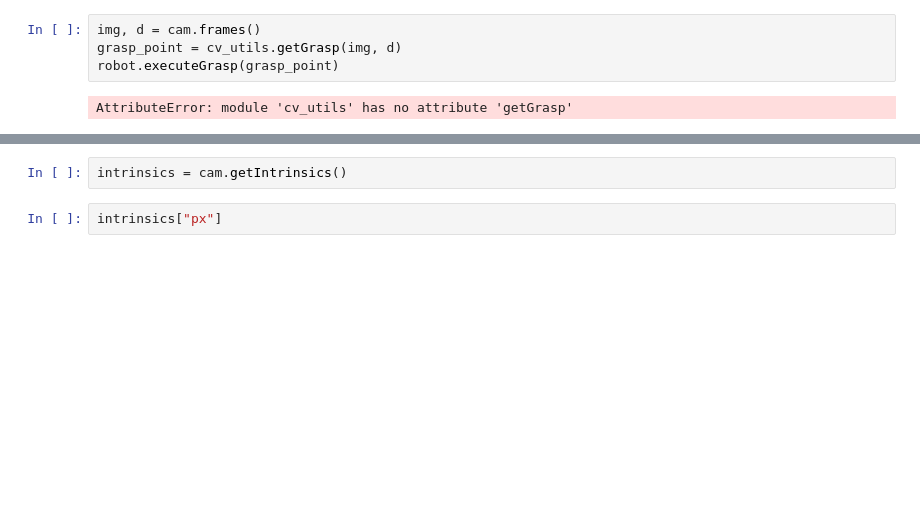
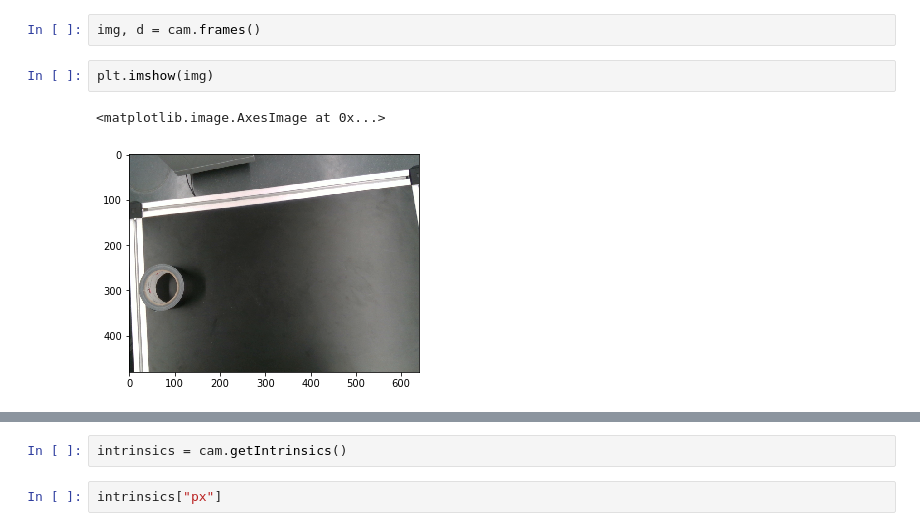
Before and after one commit to DTuscher/TA, a Jupyter notebook: grasping_notebook.ipynb, the cells around one changed output, grey strips where cells are left out. Saved outputs shown, nothing was run; the diff lists cells and outputs as text; blank space fills up the shorter version.

```diff
--- a/grasping_notebook.ipynb
+++ b/grasping_notebook.ipynb
@@ -20,6 +22,7 @@ cam.start()
 # %%
 img, d = cam.frames()
-grasp_point = cv_utils.getGrasp(img, d)
-robot.executeGrasp(grasp_point)
-# %% [output]
-AttributeError: module 'cv_utils' has no attribute 'getGrasp'
+# %%
+plt.imshow(img)
+# %% [output]
+<matplotlib.image.AxesImage at 0x...>
+[figure, added]
```
Also changed, not shown: parts of 8 cells of this notebook, 1 other file.
